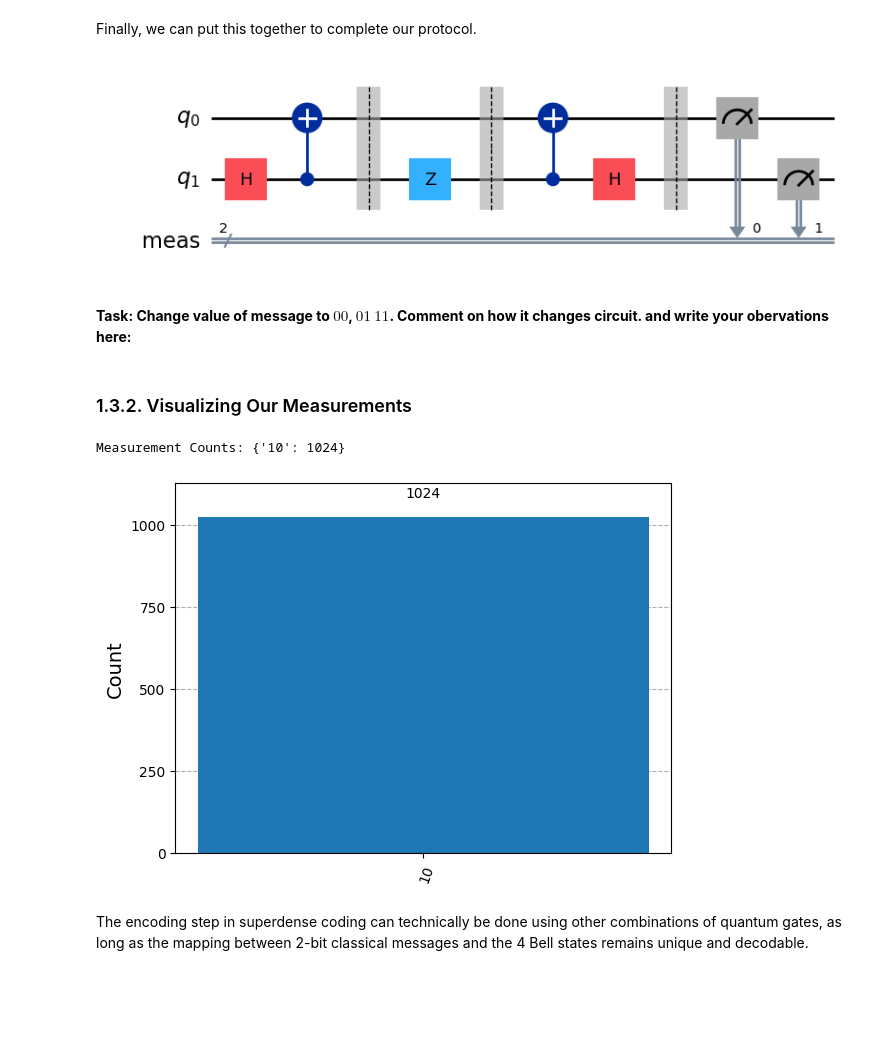
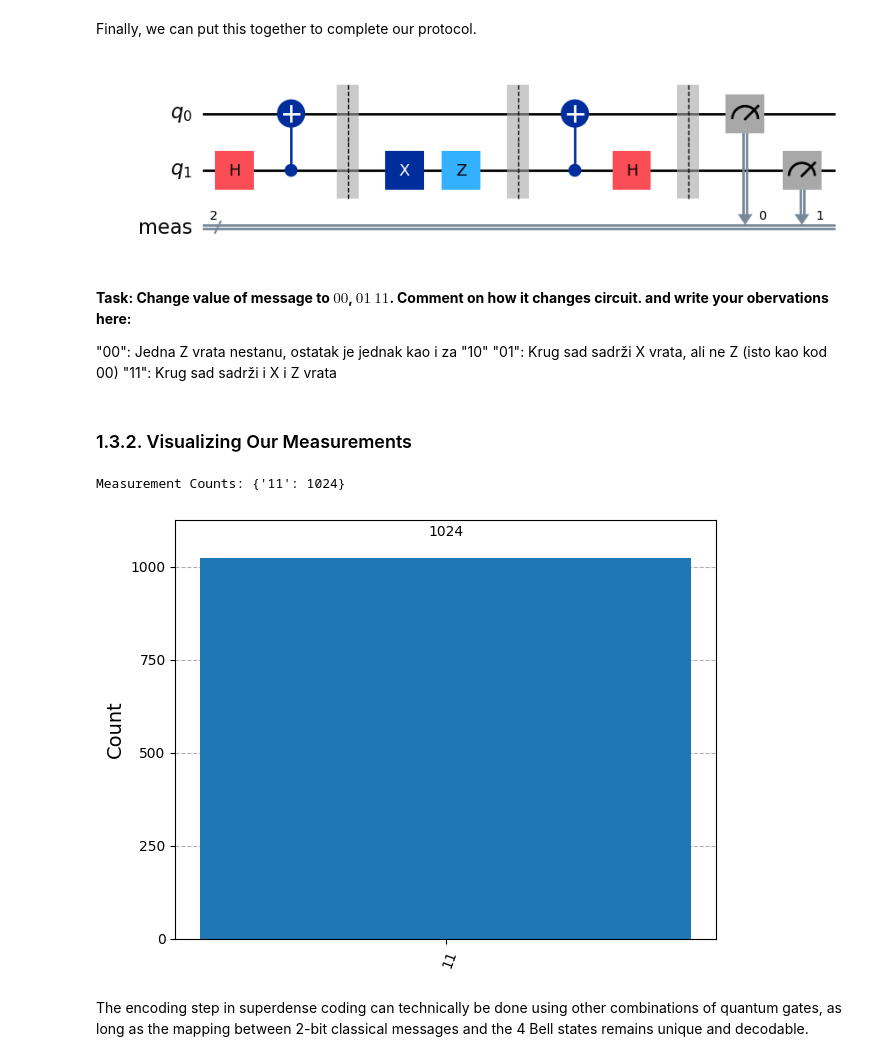
Before and after one commit to ferit-qc/lab2-slavenaleric, a Jupyter notebook: lab2_basicquantumcomputingalgorithms.ipynb, the cells around one changed output. Saved outputs shown, nothing was run; the diff lists cells and outputs as text; code cells hidden in the pictures; blank space fills up the shorter version.

```diff
--- a/lab2_basicquantumcomputingalgorithms.ipynb
+++ b/lab2_basicquantumcomputingalgorithms.ipynb
@@ -187,33 +249,37 @@ Finally, we can put this together to complete our protocol.
 # %%
 # Eve creates the entangled pair between Alice and Bob
 qc = create_bell_pair()
 
 # We'll add a barrier for visual separation
 qc.barrier()
 
 # At this point, qubit 0 goes to Alice and qubit 1 goes to Bob
 
 # Next, Alice encodes her message onto qubit 1. In this case,
 # we want to send the message '10'. You can try changing this
 # value and see how it affects the circuit
-message = '10'   #change here to se efect
+message = '11'   #change here to se efect
 qc = encode_message(qc, 1, message)
 qc.barrier()
 # Alice then sends her qubit to Bob.
 
 # After receiving qubit 0, Bob applies the recovery protocol:
 qc = decode_message(qc)
 
 # Finally, Bob measures his qubits to read Alice's message
 qc.measure_all()
 
 # Draw our output
 #qc.draw()
 qc.draw(output = 'mpl')
 # %% [output]
-[figure, old version]
+[figure, new version]
 # %% [markdown]
 **Task: Change value of message to $00$, $01$ $11$. Comment on how it changes circuit. and write your obervations here:**
+
+"00": Jedna Z vrata nestanu, ostatak je jednak kao i za "10"
+"01": Krug sad sadrži X vrata, ali ne Z (isto kao kod 00)
+"11": Krug sad sadrži i X i Z vrata
 # %% [markdown]
 ### 1.3.2. Visualizing Our Measurements
 # %%
@@ -232,8 +298,8 @@ print("Measurement Counts:", counts)
 hist = plot_histogram(counts)
 display(hist)
 # %% [output]
-Measurement Counts: {'10': 1024}
+Measurement Counts: {'11': 1024}
-[figure, old version]
+[figure, new version]
 # %% [markdown]
 The encoding step in superdense coding can technically be done using other combinations of quantum gates, as long as the mapping between 2-bit classical messages and the 4 Bell states remains unique and decodable.
 # %% [markdown]
```
Also changed, not shown: parts of 26 cells of this notebook.
